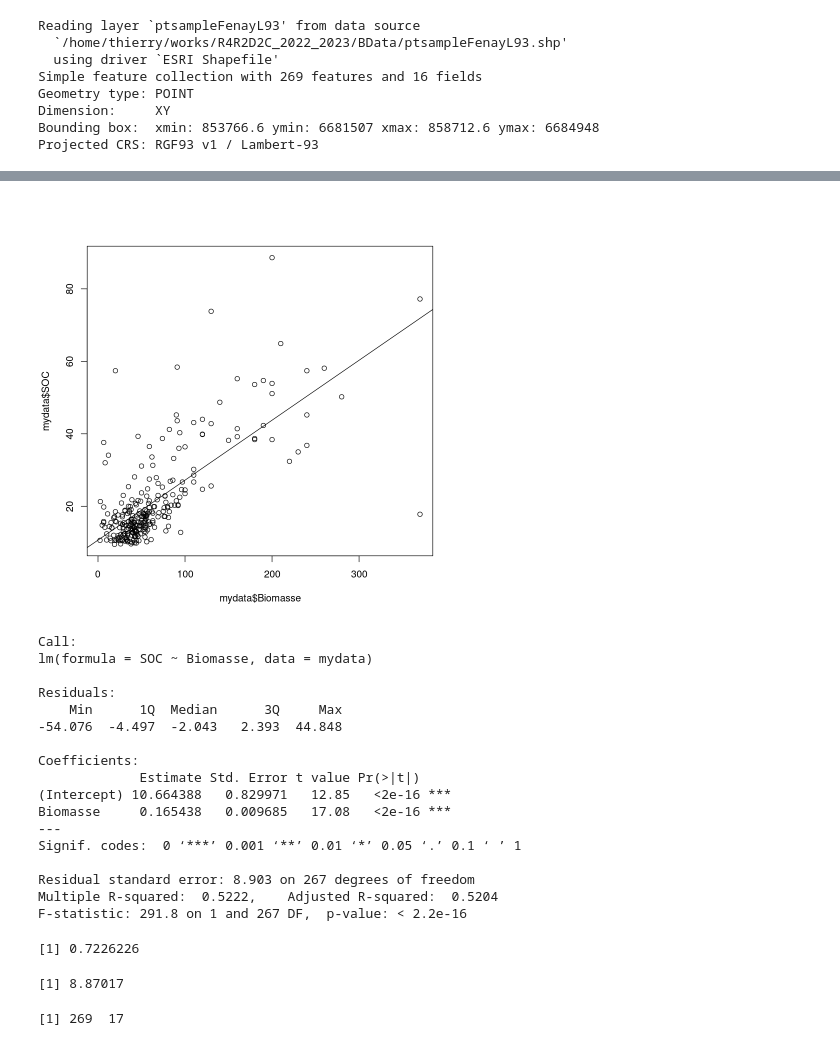
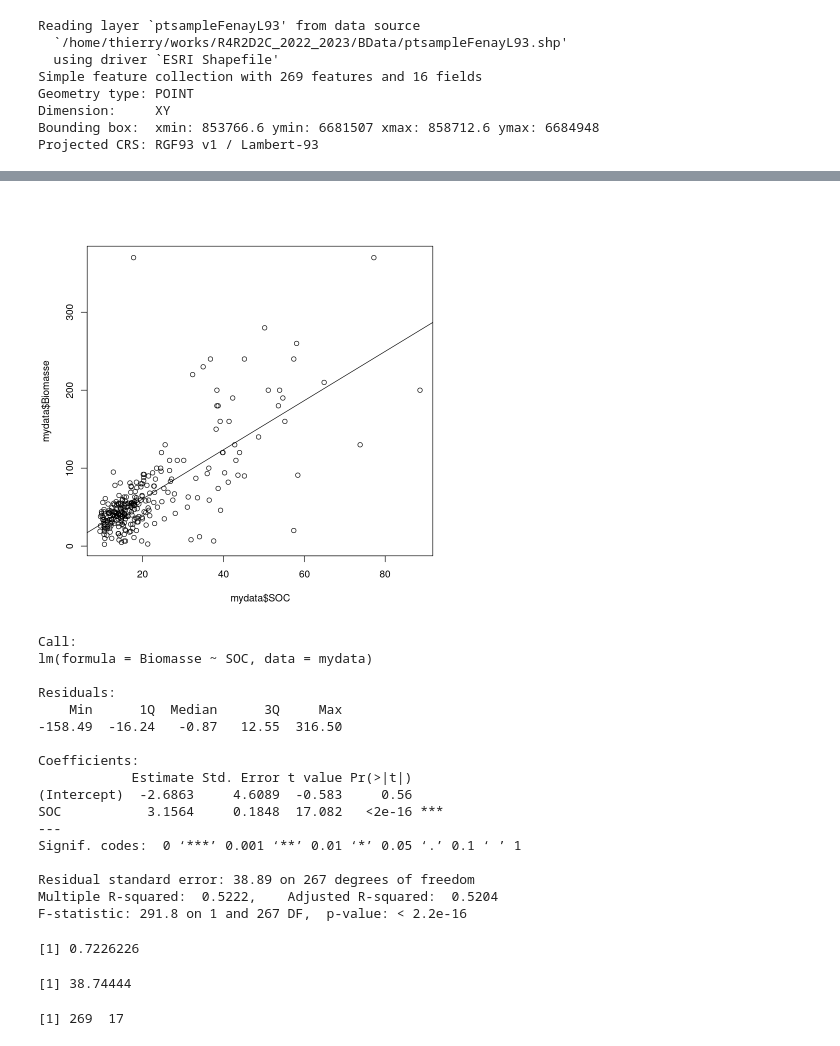
Before and after one commit to thierrycastel/tcnotebook, a Jupyter notebook: R2D2C/R4_R2D2C.ipynb, the cells around one changed output, grey strips where cells are left out. Drawn from its saved outputs; the diff is of its cells as text; code cells hidden in the pictures.

```diff
--- a/R2D2C/R4_R2D2C.ipynb
+++ b/R2D2C/R4_R2D2C.ipynb
@@ -103,22 +104,22 @@ mean(mydata$SOC);sd(mydata$SOC)
 # %%
 ##################################################################
 ##
 ## III. Ajustement d'un modèle linéaire simple
 ##      métrique de la qualité de l'ajustement du modèle : r et R2
 ##      erreur quadratique moyenne associée à l'ajustement : RMSE
 ##
 ##################################################################
 
 ## scatterplot de SOC vs. Biomasse
-plot(mydata$Biomasse,mydata$SOC)
+plot(mydata$SOC,mydata$Biomasse)
 
 ## Ajustement d'un modèle linéaire
-mylm <- lm(SOC~Biomasse, data = mydata)
+mylm <- lm(Biomasse~SOC, data = mydata)
 
 ## Trace la modèle linéaire ajusté
 abline(mylm)
 # %% [output]
-[figure, old version]
+[figure, new version]
 # %%
 ## résumé des paramètres et de la qualité de l'ajustement
 summary(mylm)
@@ -132,20 +133,20 @@ cor(mydata$Biomasse,mydata$SOC)
 ## Commentaires ?
 # %% [output]
 Call:
-lm(formula = SOC ~ Biomasse, data = mydata)
+lm(formula = Biomasse ~ SOC, data = mydata)
 
 Residuals:
     Min      1Q  Median      3Q     Max
--54.076  -4.497  -2.043   2.393  44.848
+-158.49  -16.24   -0.87   12.55  316.50
 
 Coefficients:
-             Estimate Std. Error t value Pr(>|t|)
-(Intercept) 10.664388   0.829971   12.85   <2e-16 ***
-Biomasse     0.165438   0.009685   17.08   <2e-16 ***
+            Estimate Std. Error t value Pr(>|t|)
+(Intercept)  -2.6863     4.6089  -0.583     0.56
+SOC           3.1564     0.1848  17.082   <2e-16 ***
 ---
 Signif. codes:  0 ‘***’ 0.001 ‘**’ 0.01 ‘*’ 0.05 ‘.’ 0.1 ‘ ’ 1
 
-Residual standard error: 8.903 on 267 degrees of freedom
+Residual standard error: 38.89 on 267 degrees of freedom
 Multiple R-squared:  0.5222,    Adjusted R-squared:  0.5204
 F-statistic: 291.8 on 1 and 267 DF,  p-value: < 2.2e-16
 [1] 0.7226226
@@ -154,7 +155,7 @@ F-statistic: 291.8 on 1 and 267 DF,  p-value: < 2.2e-16
 RMSE <- sqrt(sum(mylm$residuals^2)/length(mylm$residuals))
 RMSE
 # %% [output]
-[1] 8.87017
+[1] 38.74444
 # %%
 ##############################################################
 ##
```
Also changed, not shown: parts of 29 cells of this notebook.
